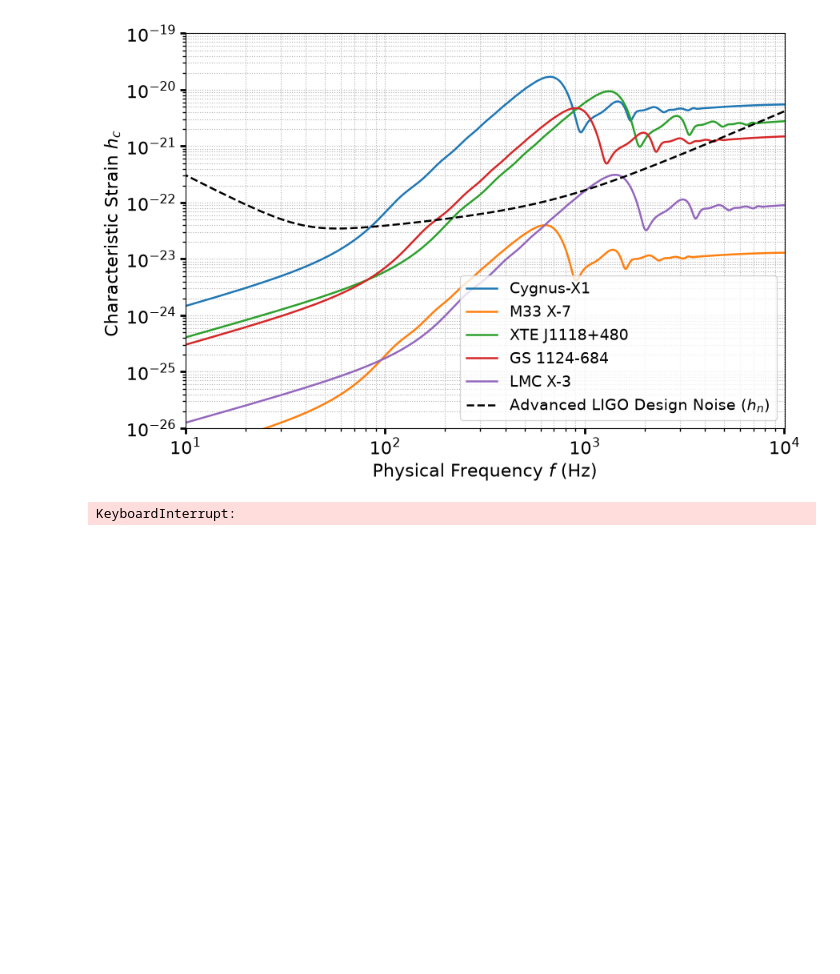
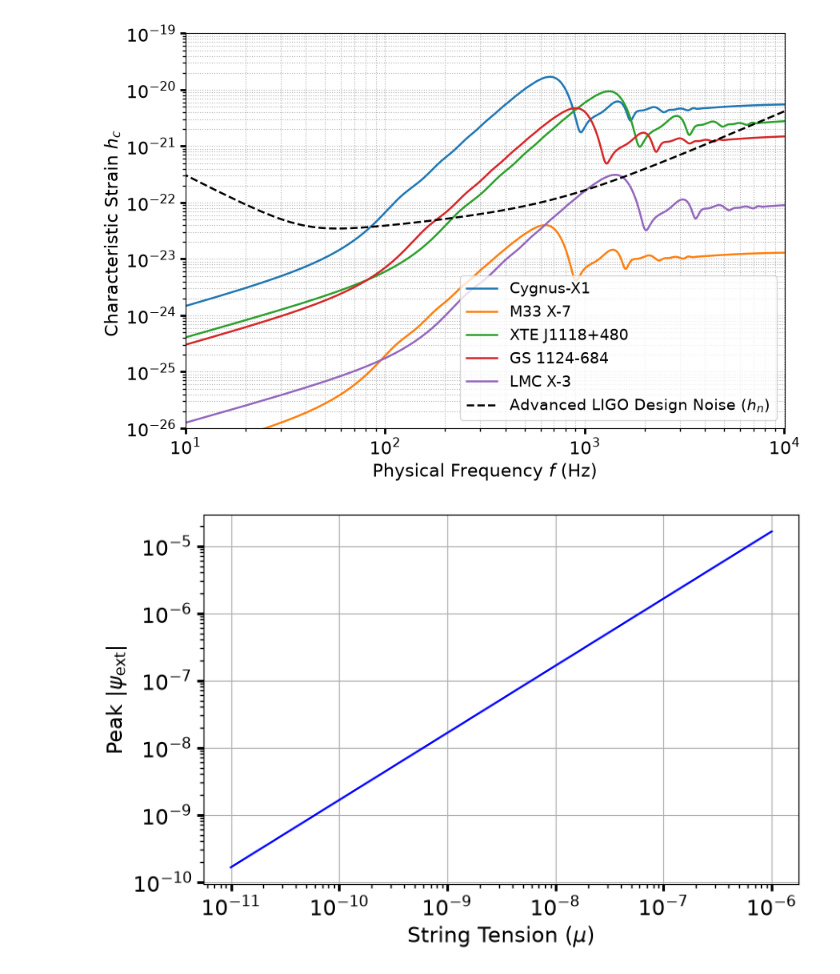
Before and after one commit to iswamy07/cs_bh_gw, a Jupyter notebook: bh_cs_qnms.ipynb, the cells around one changed output. Saved outputs shown, nothing was run; the diff lists cells and outputs as text; code cells hidden in the pictures; blank space fills up the shorter version.

```diff
--- a/bh_cs_qnms.ipynb
+++ b/bh_cs_qnms.ipynb
@@ -298,31 +315,33 @@ plt.show()
 # %%
 Nt = 20000
 Nr = 5000
-mu_vals = np.logspace(-11,-6, 1000)
-E_vals = M*np.linspace(5, 8, 1000)
+mu_vals = np.logspace(-11,-6, 100)
+E_vals = M*np.linspace(5, 8, 100)
 
 #mu, E = np.meshgrid(mu_vals, E_vals, indexing='ij')
 
 results_mu = qnm.zerilli_solver(M, mu_vals, E, l, theta, Nt, Nr, target_rs_values, r_obs)
-results_E = qnm.zerilli_solver(M, mu, E_vals, l, theta, Nt, Nr, target_rs_values, r_obs)
+#results_E = qnm.zerilli_solver(M, mu, E_vals, l, theta, Nt, Nr, target_rs_values, r_obs)
-# %% [output]
-KeyboardInterrupt:
 # %%
 psi_values = []
-psi_peak = [np.max(np.abs(results_E[i]["psi_ext"])) for i in range(len(E_vals))]
+#psi_peak = [np.max(np.abs(results_E[i]["psi_ext"])) for i in range(len(E_vals))]
 psi_peak2 = [np.max(np.abs(results_mu[i]["psi_ext"])) for i in range(len(mu_vals))]
-strain_peak = np.max(h_scaled)
+#strain_peak = np.max(h_scaled)
 plt.figure(figsize=(8, 5))
 
 plt.loglog(mu_vals, psi_peak2, linestyle='-', color='b')
 plt.xlabel(r'String Tension ($\mu$)', fontsize=16)
 plt.ylabel(r'Peak $|\psi_{\mathrm{ext}}|$', fontsize=16)
 plt.grid(True, which="major")
+plt.tick_params(width = 2, length = 5, labelsize = 16)
+plt.tick_params(which = 'minor', width = 1, length = 3)
 plt.show()
 
-plt.figure(figsize=(8, 5))
-plt.plot(E_vals, psi_peak, linestyle='-', color='r')
-plt.xlabel(r'String Energy Parameter ($E$)', fontsize=16)
-plt.ylabel(r'Peak $|\psi_{\mathrm{ext}}|$', fontsize=16)
-plt.grid(True)
-plt.show()
+#plt.figure(figsize=(8, 5))
+#plt.plot(E_vals, psi_peak, linestyle='-', color='r')
+#plt.xlabel(r'String Energy Parameter ($E$)', fontsize=16)
+#plt.ylabel(r'Peak $|\psi_{\mathrm{ext}}|$', fontsize=16)
+#plt.grid(True)
+#plt.show()
+# %% [output]
+[figure, added]
```
Also changed, not shown: parts of 1 cell of this notebook.
